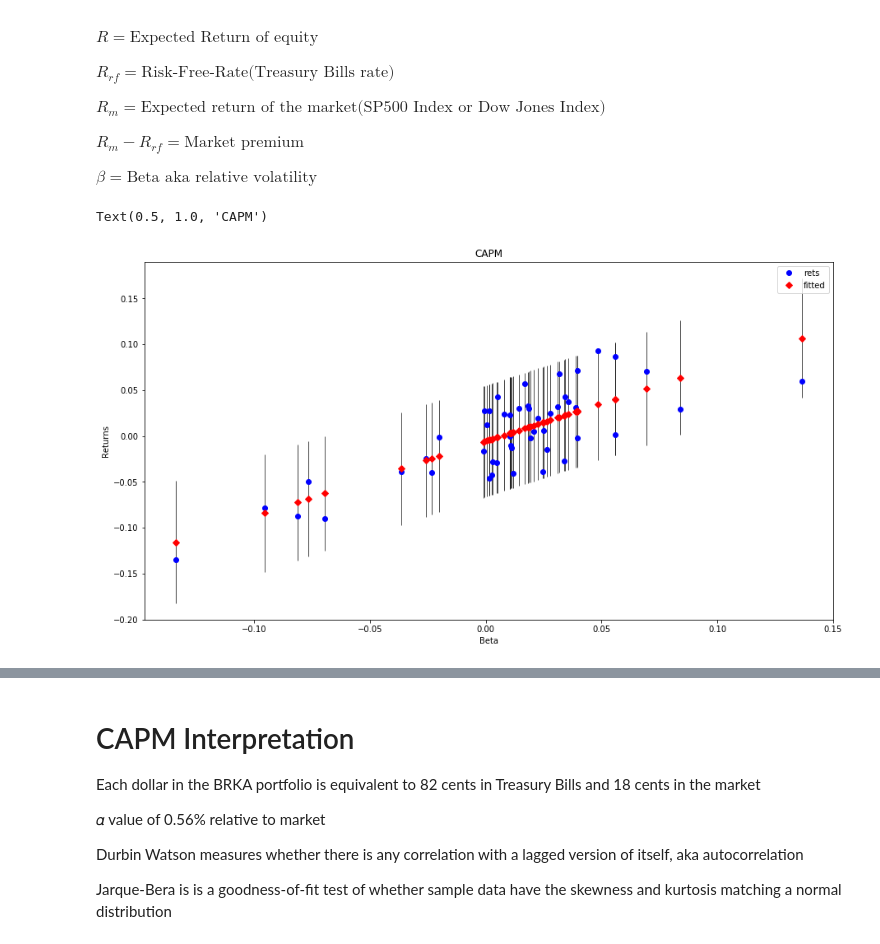
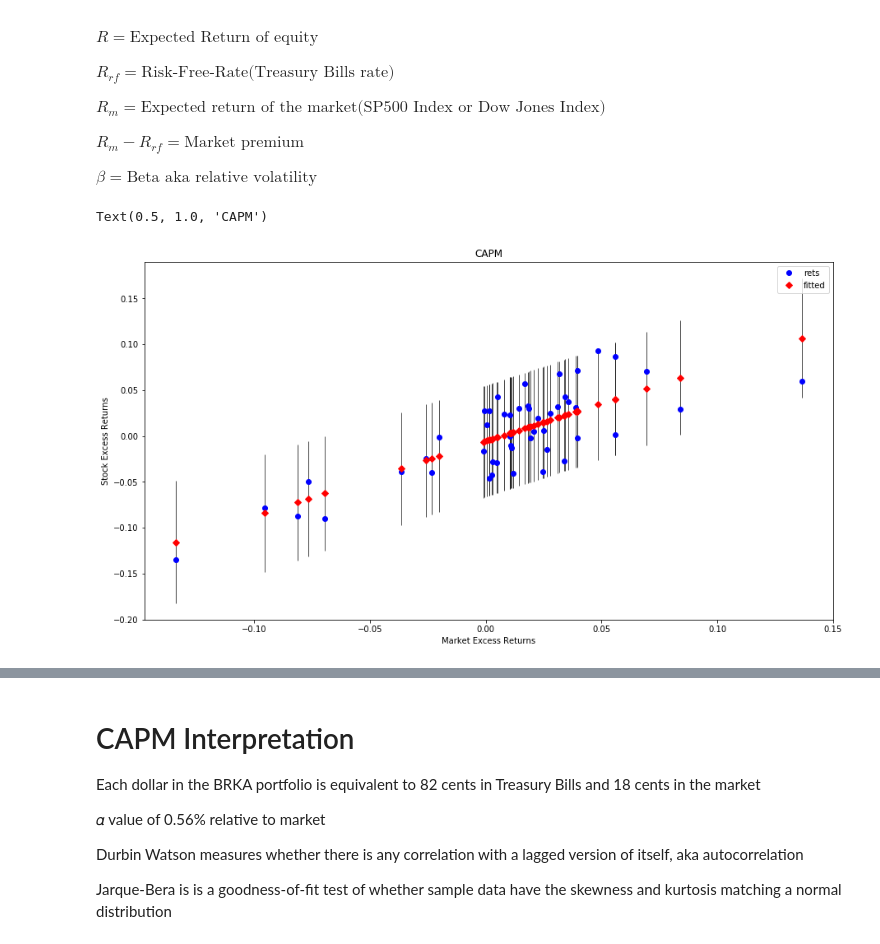
Before and after one commit to marcusfooo/Berkshire-Portfolio-Analysis, a Jupyter notebook: 1.portfolio_decomposition.ipynb, the cells around one changed output, grey strips where cells are left out. Drawn from its saved outputs; the diff is of its cells as text; code cells hidden in the pictures.

```diff
--- a/1.portfolio_decomposition.ipynb
+++ b/1.portfolio_decomposition.ipynb
@@ -76,18 +73,18 @@ $\beta = \text{Beta aka relative volatility}$
 # %%
 brka_excess = brk_data.loc["2016-06":"2020-06", ['rets']] - fff_data.loc["2016-06":"2020-06", ['RF']].values
 mkt_excess = fff_data.loc["2016-06":"2020-06", ['Mkt-RF']]
 exp_var = mkt_excess.copy()
 exp_var["Constant"] = 1
 capm_lm = sm.OLS(brka_excess, exp_var).fit()
 
 fig, ax = plt.subplots(figsize=(15,8))
 fig = sm.graphics.plot_fit(capm_lm, 0 , ax=ax)
-ax.set_ylabel("Returns")
-ax.set_xlabel("Beta")
+ax.set_ylabel("Stock Excess Returns")
+ax.set_xlabel("Market Excess Returns")
 ax.set_title("CAPM")
 # %% [output]
 Text(0.5, 1.0, 'CAPM')
-[figure, old version]
+[figure, new version]
 # %%
 capm_lm.summary()
 # %% [output]
```
Also changed, not shown: parts of 3 cells of this notebook.
